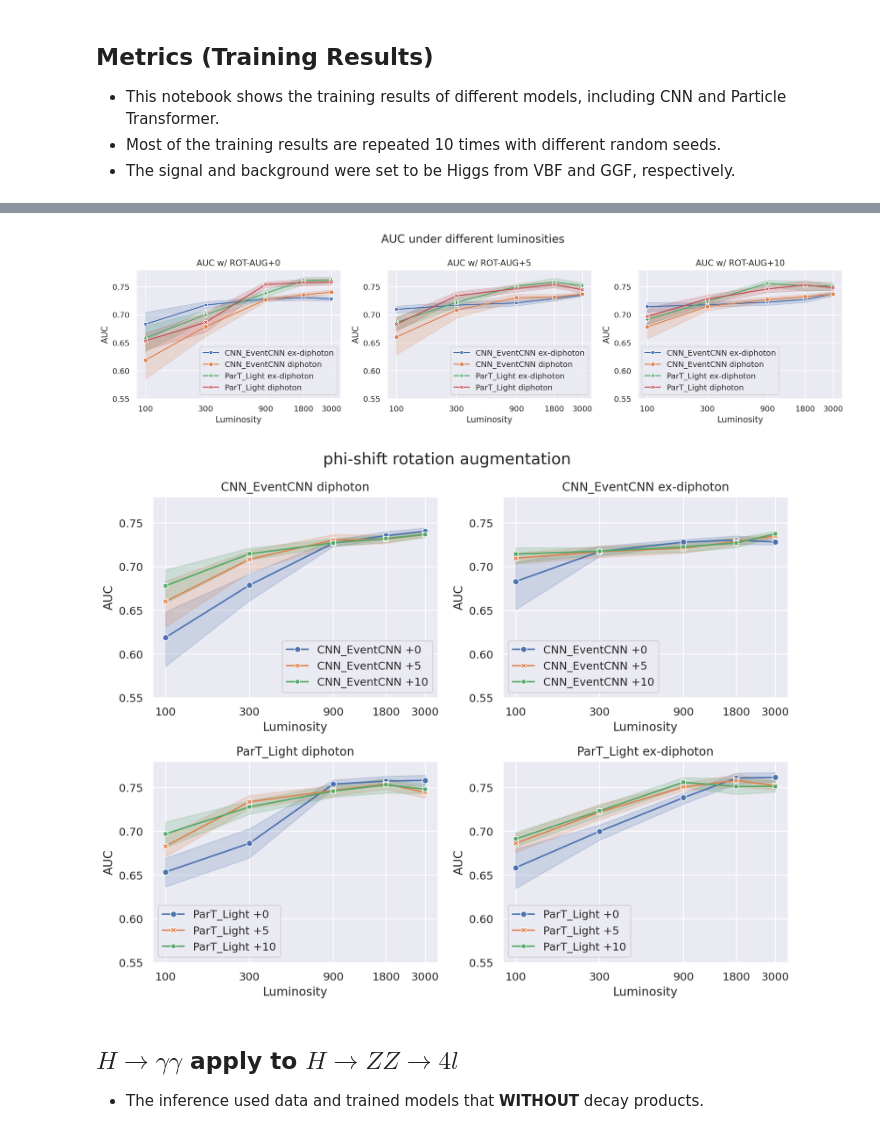
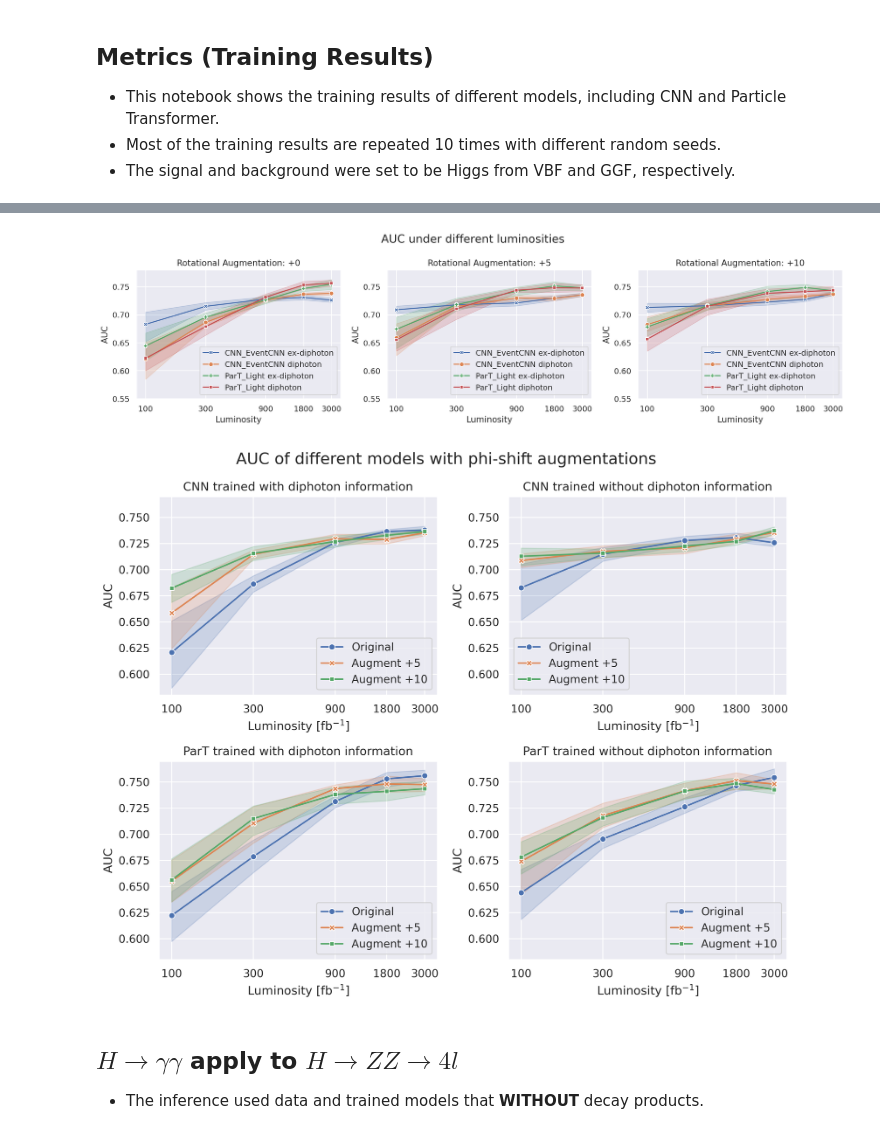
Before and after one commit to maplexgitx0302/NTUHEPML-CWoLa, a Jupyter notebook: notebooks/02-metrics.ipynb, the cells around one changed output, grey strips where cells are left out. Drawn from its saved outputs; the diff is of its cells as text; code cells hidden in the pictures.

```diff
--- a/notebooks/02-metrics.ipynb
+++ b/notebooks/02-metrics.ipynb
@@ -79,19 +100,18 @@ for data_mode, channel, date_time in product(['jet_flavor'], ['diphoton', 'ex-di
 # %%
 fig, ax = plt.subplots(1, 3, figsize=(15, 4), dpi=200)
 fig.suptitle(f"AUC under different luminosities", fontsize=16)
-plt_title_list = ['+0', '+5', '+10']
 
 # Add combined model-channel column for hue
-df["model_channel"] = df["model"] + " " + df["channel"]
+df["hue"] = df["model"] + " " + df["channel"]
 hue_order = ['CNN_EventCNN ex-diphoton', 'CNN_EventCNN diphoton', 'ParT_Light ex-diphoton', 'ParT_Light diphoton']
 
-for i, date_time in enumerate(date_time_list):
-    tmp_df = df[df['date_time'] == date_time]
-    sns.lineplot(data=tmp_df, x='luminosity', y='test_auc', hue='model_channel', hue_order=hue_order, style='model_channel', markers=True, dashes=False, ax=ax[i])
-    ax[i].set_title(f"AUC w/ ROT-AUG{plt_title_list[i]}")
+for i, num_rot_aug in enumerate(['+0', '+5', '+10']):
+    tmp_df = df[df['num_rot_aug'] == num_rot_aug]
+    sns.lineplot(data=tmp_df, x='luminosity', y='test_auc', hue='hue', hue_order=hue_order, style='hue', markers=True, dashes=False, ax=ax[i])
+    ax[i].set_title(f"Rotational Augmentation: {num_rot_aug}")
     ax[i].set_xscale("log")
-    ax[i].set_xticks([100, 300, 900, 1800, 3000])
-    ax[i].set_xticklabels([100, 300, 900, 1800, 3000])
+    ax[i].set_xticks(luminosity_list)
+    ax[i].set_xticklabels(luminosity_list)
     ax[i].set_ylim(0.55, 0.78)
     ax[i].set(xlabel="Luminosity", ylabel="AUC")
     ax[i].legend()
@@ -99,35 +119,36 @@ for i, date_time in enumerate(date_time_list):
 plt.tight_layout()
 plt.show()
 # %% [output]
-[figure, old version]
+[figure, new version]
 # %%
-fig, ax = plt.subplots(2, 2, figsize=(10, 8), dpi=200)
-fig.suptitle(f"phi-shift rotation augmentation", fontsize=16)
-
-# Add information about date time
-df.loc[df['date_time'] == '20250930_105915', 'num_rot_augmentation'] = '+0'
-df.loc[df['date_time'] == '20250923_232355', 'num_rot_augmentation'] = '+5'
-df.loc[df['date_time'] == '20250924_111848', 'num_rot_augmentation'] = '+10'
+fig, ax = plt.subplots(2, 2, figsize=(10, 8), dpi=300)
+fig.suptitle(f"AUC of different models with phi-shift augmentations", fontsize=16)
 
 # Add combined model-channel column for hue
-df["model_rot_aug"] = df["model"] + " " + df["num_rot_augmentation"]
+# df["hue"] = df["model_paper"] + " " + df["num_rot_aug"]
+df["hue"] = "Augment " + df["num_rot_aug"]
+df.loc[df['hue'] == 'Augment +0', 'hue'] = 'Original'
 
-for i, model in enumerate(['CNN_EventCNN', 'ParT_Light']):
+for i, model_paper in enumerate(['CNN', 'ParT']):
     for j, channel in enumerate(['diphoton', 'ex-diphoton']):
-        tmp_df = df[(df['model'] == model) & (df['channel'] == channel)]
-        sns.lineplot(data=tmp_df, x='luminosity', y='test_auc', hue='model_rot_aug', style='model_rot_aug', markers=True, dashes=False, ax=ax[i, j])
-        ax[i, j].set_title(f"{model} {channel}")
+        tmp_df = df[(df['model_paper'] == model_paper) & (df['channel'] == channel)]
+        sns.lineplot(data=tmp_df, x='luminosity', y='test_auc', hue='hue', style='hue', markers=True, dashes=False, ax=ax[i, j])
+        if channel == 'diphoton':
+            ax[i, j].set_title(f"{model_paper} trained with diphoton information")
+        else:
+            ax[i, j].set_title(f"{model_paper} trained without diphoton information")
         ax[i, j].set_xscale("log")
-        ax[i, j].set_xticks([100, 300, 900, 1800, 3000])
-        ax[i, j].set_xticklabels([100, 300, 900, 1800, 3000])
-        ax[i, j].set_ylim(0.55, 0.78)
-        ax[i, j].set(xlabel="Luminosity", ylabel="AUC")
+        ax[i, j].set_xticks(luminosity_list)
+        ax[i, j].set_xticklabels(luminosity_list)
+        ax[i, j].set_ylim(0.58, 0.77)
+        ax[i, j].set(xlabel=r"Luminosity [fb$^{-1}$]", ylabel="AUC")
         ax[i, j].legend()
 
 plt.tight_layout()
 plt.show()
+fig.savefig(ROOT / 'figures' / 'AUC_diphoton.pdf')
 # %% [output]
-[figure, old version]
+[figure, new version]
 # %% [markdown]
 ## $H \rightarrow \gamma \gamma$ apply to $H \rightarrow ZZ \rightarrow 4l$
 
```
Also changed, not shown: parts of 5 cells of this notebook, 10 other files.
